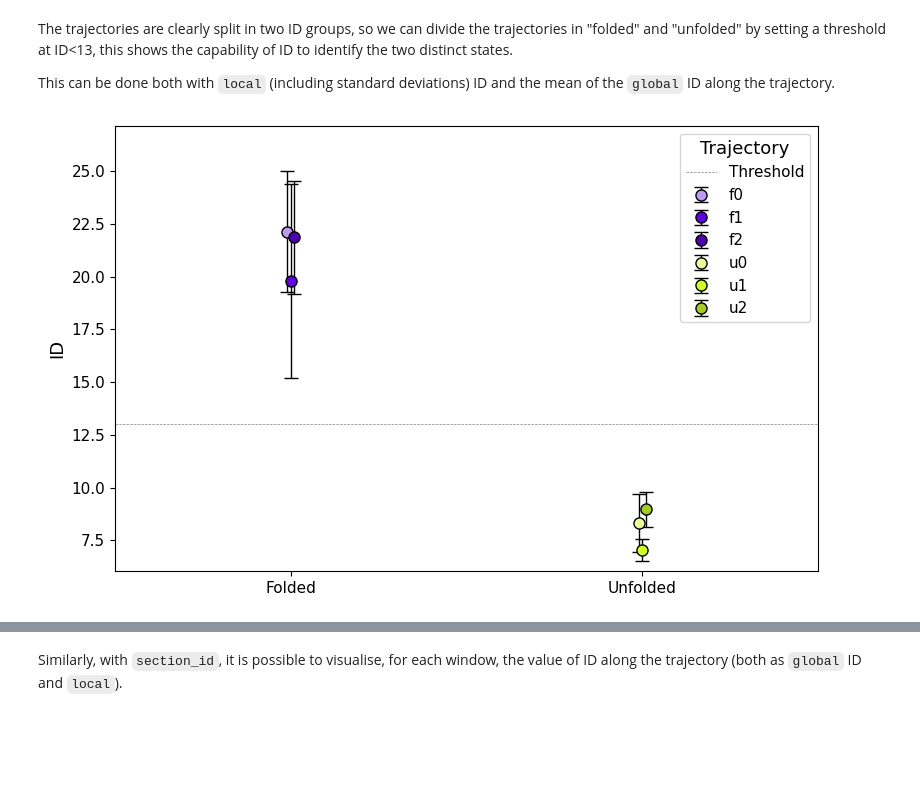
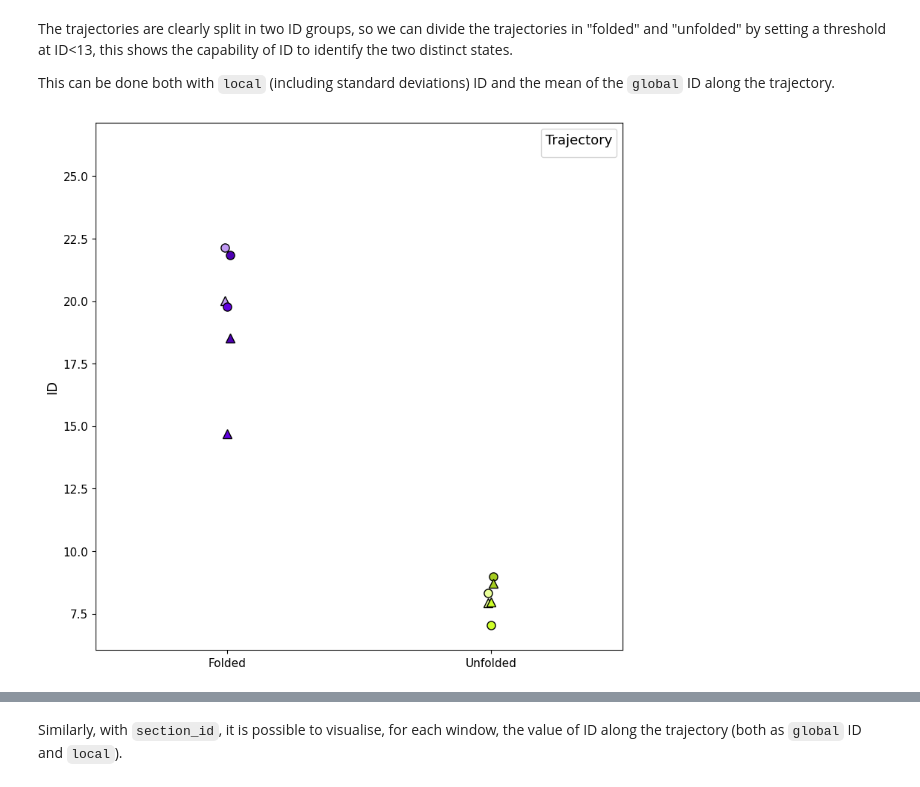
Before and after one commit to icazzaniga/MDIntrinsicDimension, a Jupyter notebook: docs/villin_plots.ipynb, the cells around one changed output, grey strips where cells are left out. Saved outputs shown, nothing was run; the diff lists cells and outputs as text; code cells hidden in the pictures; blank space fills up the shorter version.

```diff
--- a/docs/villin_plots.ipynb
+++ b/docs/villin_plots.ipynb
@@ -112,36 +112,53 @@ The trajectories are clearly split in two ID groups, so we can divide the trajec
 
 This can be done both with ``local`` (including standard deviations) ID and the mean of the ``global`` ID along the trajectory.
 # %%
+#plot together overall and average
+#compute overall
+
+global_all = []
+global_last = []
+for state in states:
+    gid, gid_last = intrinsic_dimension(topology = topology, trajectory = trajectory+f'_{state}.xtc', projection_method=projection_method, projection_kwargs = projection_kwargs,id_method='global', verbose=False)
+    global_all.append(gid)
+    global_last.append(gid_last)
+data['global_all'] = global_all
+data['global_last'] = global_last
+
 threshold_value = 13
-plt.figure(figsize=(8, 5))
+fig, ax = plt.subplots(figsize=(8,8))
 
-# Separate based on threshold
 folded_group = data[data['folded']== True]
 unfolded_group = data[data['folded']== False]
 
 groups = [(folded_group, 0, "Folded"), (unfolded_group, 1, "Unfolded")]
 shift_amount = 0.01
 
 for group, x_base, label_name in groups:
     n_points = len(group)
     shifts = np.linspace(-shift_amount, shift_amount, n_points)
     for j, (index, row) in enumerate(group.iterrows()):
         x = x_base + shifts[j]
         y = row['mean_all']
-        std_val = np.std(row['local_id'])
+        #std_val = np.std(row['local_id'])
         color_idx = states.index(row['trajectory'])  # color by trajectory
-        plt.errorbar(x, y, yerr=std_val,color=colors.colors[color_idx],fmt='o', markeredgecolor='black', ecolor='black', capsize=5, markersize=8,label=f"{row['trajectory']}")
+        #plt.errorbar(x, y, yerr=std_val,color=colors.colors[color_idx],fmt='o', markeredgecolor='black', ecolor='black', capsize=5, markersize=8,label=f"{row['trajectory']}")
+        plt.plot(x, y,marker='o', markersize=8,color=colors.colors[color_idx], markeredgecolor='black')
+        plt.plot(x, row['global_all'],marker='^', markersize=8,color=colors.colors[color_idx], markeredgecolor='black')
+
+        #plt.scatter(x, y,color=colors.colors[color_idx],edgecolor='black',s=64,label=f"{row['trajectory']}")
 
 plt.xticks([0, 1], ['Folded', 'Unfolded'])
 plt.xlim(-0.5, 1.5)
-plt.hlines(y=threshold_value, xmin=-0.5, xmax=1.5,linestyles="--", colors="gray", linewidth=0.5,label="Threshold")
+ax.set_box_aspect(1)
+#plt.hlines(y=threshold_value, xmin=-0.5, xmax=1.5,linestyles="--", colors="gray", linewidth=0.5,label="Threshold")
 plt.ylabel("ID")
 plt.ylim(data['mean_all'].min() - 1, data['mean_all'].max() + 5)
 plt.legend(loc="upper right", title='Trajectory')
 #plt.legend(loc="center left", bbox_to_anchor = (-0.5, 0.5), title='Trajectory')
 #plt.legend(loc="center right", bbox_to_anchor = (1.35, 0.5), title='Trajectory')
 plt.tight_layout()
-plt.savefig(f'../extra/villin_average_err_threshold_{projection_method}_poster.png', dpi=300)
+#plt.savefig(f'../extra/villin_avg_overall_{projection_method}.pdf', dpi=300)
+
 plt.show()
 # %% [output]
-[figure, old version]
+[figure, new version]
```
Also changed, not shown: parts of 4 cells of this notebook, 30 other files.
